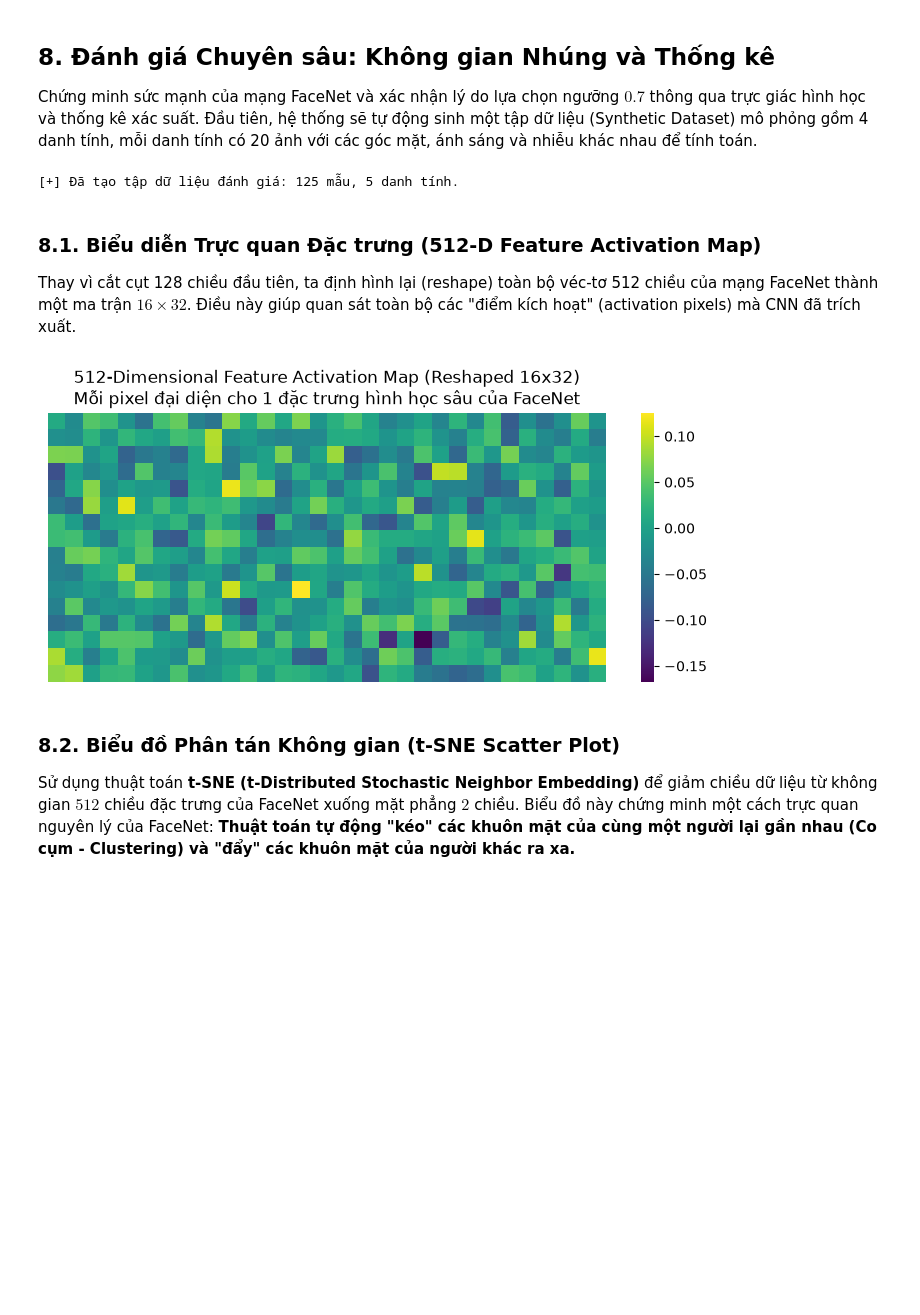
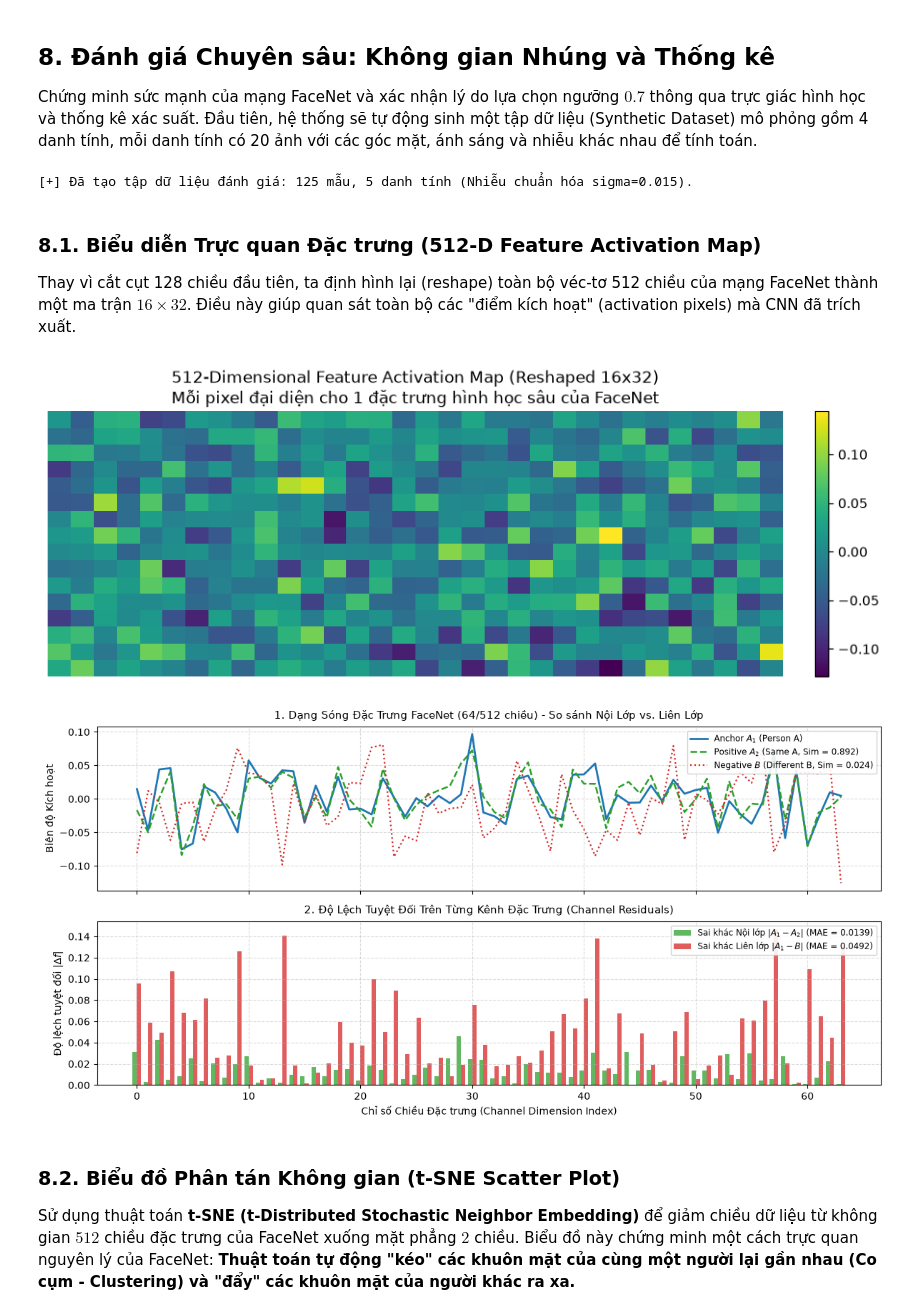
Before and after one commit to bush-le/uth-cv-labs, a Jupyter notebook: notebooks/labs/lab_05.ipynb, the cells around one changed output. Cells and saved outputs as stored; diff of their text form; code cells hidden in the pictures; blank space fills up the shorter version.

```diff
--- a/notebooks/labs/lab_05.ipynb
+++ b/notebooks/labs/lab_05.ipynb
@@ -430,8 +468,8 @@ for i in range(n_identities):
     base = base / np.linalg.norm(base)
 
     for _ in range(n_samples_per_id):
-        # Nhiễu cực kỳ nhỏ (0.08) để giữ độ tương đồng thực tế của cùng 1 người (Cosine ~ 0.75 - 0.95)
-        noise = rng.standard_normal(512).astype(np.float32) * 0.08
+        # Nhiễu hiệu chuẩn (0.015) để giữ độ tương đồng thực tế của cùng 1 người (Cosine ~ 0.85 - 0.95)
+        noise = rng.standard_normal(512).astype(np.float32) * 0.015
         sample_vec = base + noise
         sample_vec = sample_vec / np.linalg.norm(sample_vec)
 
@@ -441,23 +479,35 @@ for i in range(n_identities):
 X_eval = np.array(X_eval)
 y_eval = np.array(y_eval)
 
-print(f"[+] Đã tạo tập dữ liệu đánh giá: {X_eval.shape[0]} mẫu, {n_identities} danh tính.")
+print(f"[+] Đã tạo tập dữ liệu đánh giá: {X_eval.shape[0]} mẫu, {n_identities} danh tính (Nhiễu chuẩn hóa sigma=0.015).")
 # %% [output]
-[+] Đã tạo tập dữ liệu đánh giá: 125 mẫu, 5 danh tính.
+[+] Đã tạo tập dữ liệu đánh giá: 125 mẫu, 5 danh tính (Nhiễu chuẩn hóa sigma=0.015).
 # %% [markdown]
 ### 8.1. Biểu diễn Trực quan Đặc trưng (512-D Feature Activation Map)
 Thay vì cắt cụt 128 chiều đầu tiên, ta định hình lại (reshape) toàn bộ véc-tơ 512 chiều của mạng FaceNet thành một ma trận $16 \times 32$. Điều này giúp quan sát toàn bộ các "điểm kích hoạt" (activation pixels) mà CNN đã trích xuất.
 # %%
-# Lấy véc-tơ đầu tiên trong tập dữ liệu để trực quan hóa
+# Lấy véc-tơ đầu tiên trong tập dữ liệu để trực quan hóa bản đồ kích hoạt 16x32
 sample_vector = X_eval[0]
 feature_map_16x32 = sample_vector.reshape(16, 32)
 
-plt.figure(figsize=(9, 3.5))
-sns.heatmap(feature_map_16x32, cmap="viridis", cbar=True, xticklabels=False, yticklabels=False)
-plt.title("512-Dimensional Feature Activation Map (Reshaped 16x32)\nMỗi pixel đại diện cho 1 đặc trưng hình học sâu của FaceNet")
+fig_map, ax_map = plt.subplots(figsize=(9, 3.5))
+im_map = ax_map.imshow(feature_map_16x32, cmap="viridis", aspect="auto")
+plt.colorbar(im_map, ax=ax_map, fraction=0.046, pad=0.04)
+ax_map.set_title("512-Dimensional Feature Activation Map (Reshaped 16x32)\nMỗi pixel đại diện cho 1 đặc trưng hình học sâu của FaceNet")
+ax_map.axis("off")
+plt.tight_layout()
 plt.show()
+
+# Trực quan hóa dạng sóng đặc trưng (Waveform Sparkline Profile) so sánh Nội lớp vs Liên lớp
+vec_a1 = X_eval[0]
+vec_a2 = X_eval[1]
+vec_b = X_eval[n_samples_per_id]
+
+fig_sig = plot_feature_signature_profile(vec_a1, vec_a2, vec_b, sample_dims=64)
+plt.show()
 # %% [output]
-[figure, old version]
+[figure, new version]
+[figure, added]
 # %% [markdown]
 ### 8.2. Biểu đồ Phân tán Không gian (t-SNE Scatter Plot)
 
```
Also changed, not shown: parts of 7 cells of this notebook, 4 other files.
